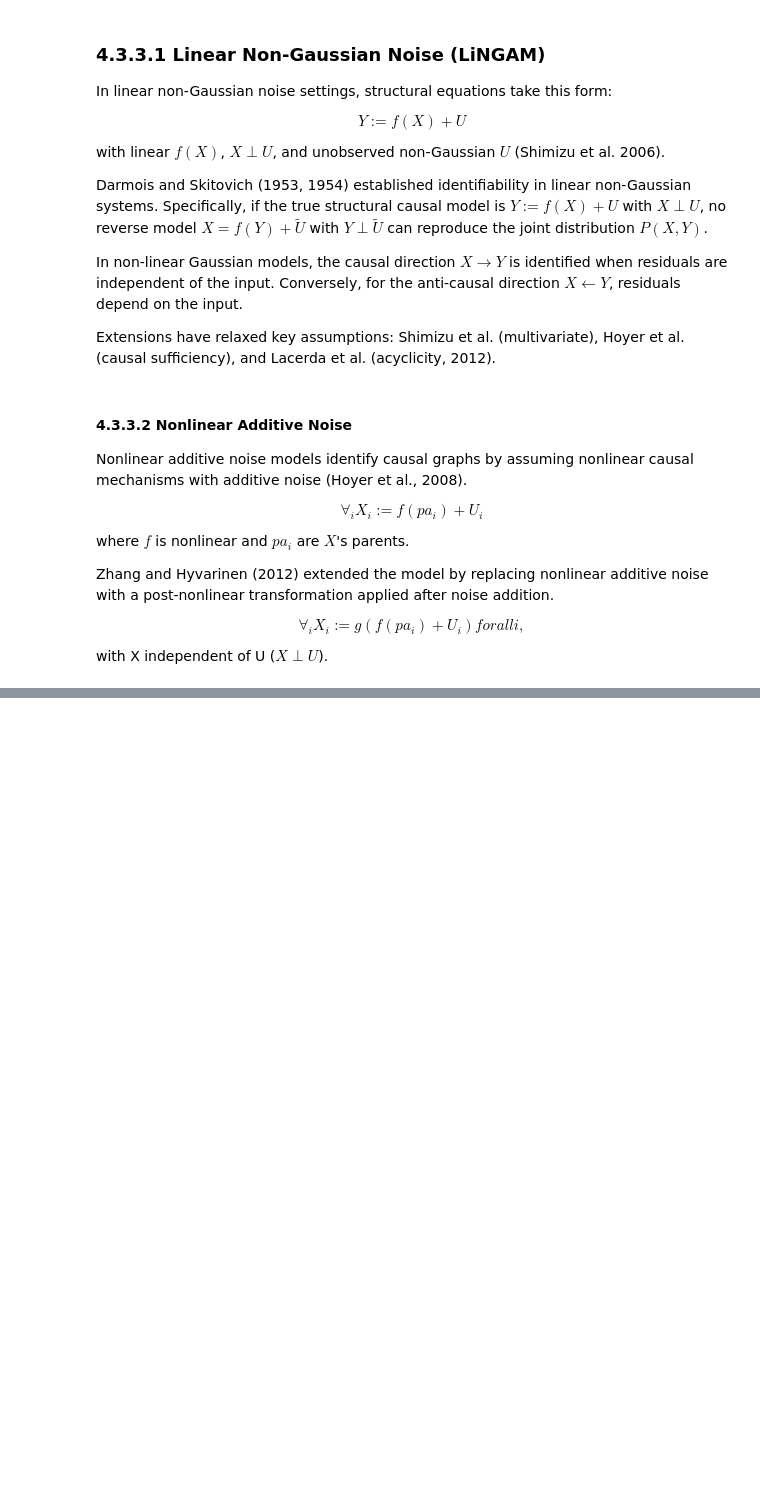
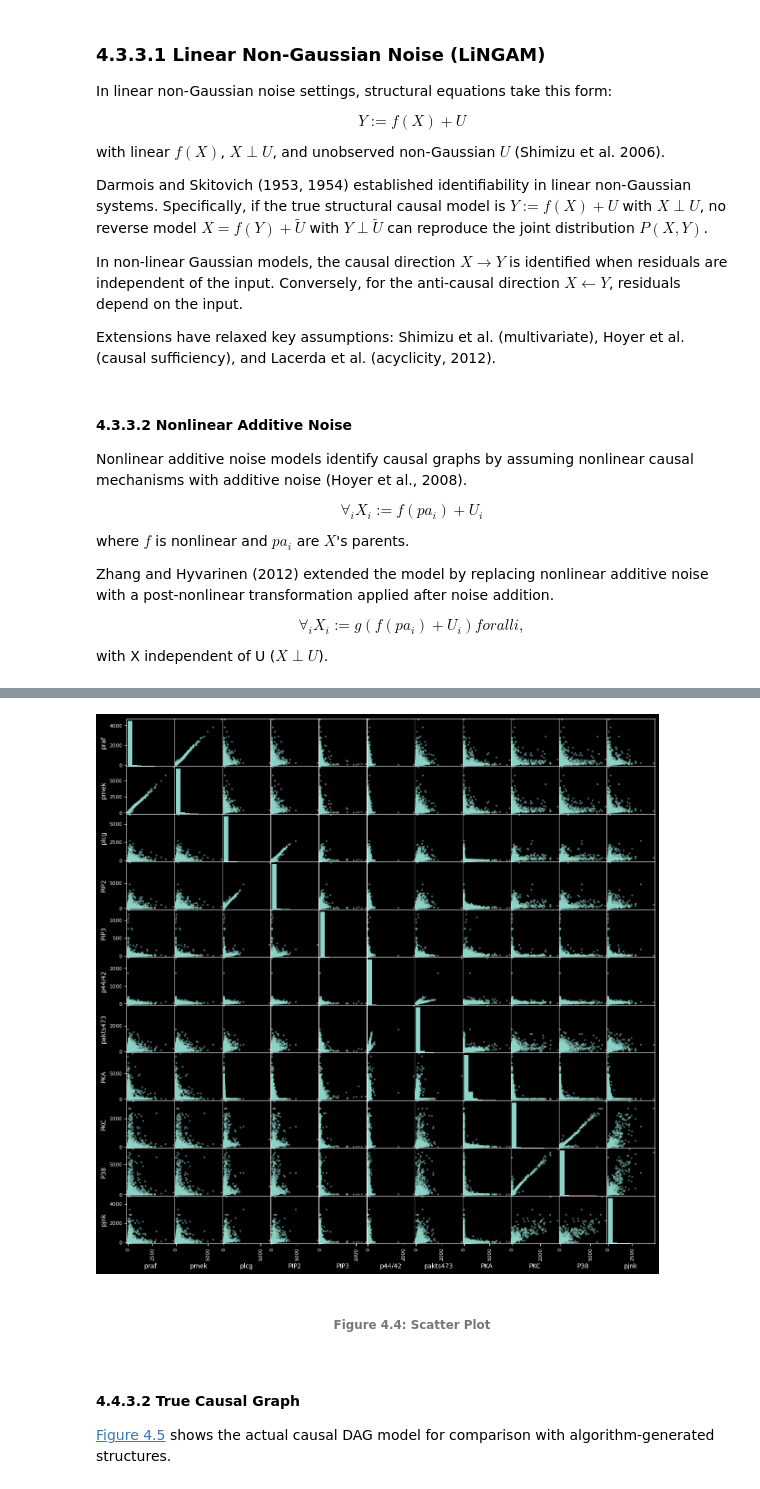
Before and after one commit to stefano-bragaglia/applied-causal-inference, a Jupyter notebook: src/notebooks/04_causal_discovery.ipynb, the cells around one changed output, grey strips where cells are left out. Cells and saved outputs as stored; diff of their text form; code cells hidden in the pictures; blank space fills up the shorter version.

```diff
--- a/src/notebooks/04_causal_discovery.ipynb
+++ b/src/notebooks/04_causal_discovery.ipynb
@@ -191,0 +285,15 @@ with X independent of U ($X \perp U$).
+# %%
+# Plot individual scatter plots between each pair of variables
+pd.plotting.scatter_matrix(sachs_df, figsize=(15, 15), diagonal='hist')
+plt.show()
+# %% [output]
+[figure, added]
+# %% [markdown]
+<center>
+  <a id="fig-scatter"></a>
+  <h6>Figure 4.4: Scatter Plot</h6>
+</center>
+# %% [markdown]
+#### 4.4.3.2 True Causal Graph
+
+[Figure 4.5](fig-sachtrue) shows the actual causal DAG model for comparison with algorithm-generated structures.
```
Also changed, not shown: parts of 27 cells of this notebook, 11 other files.
